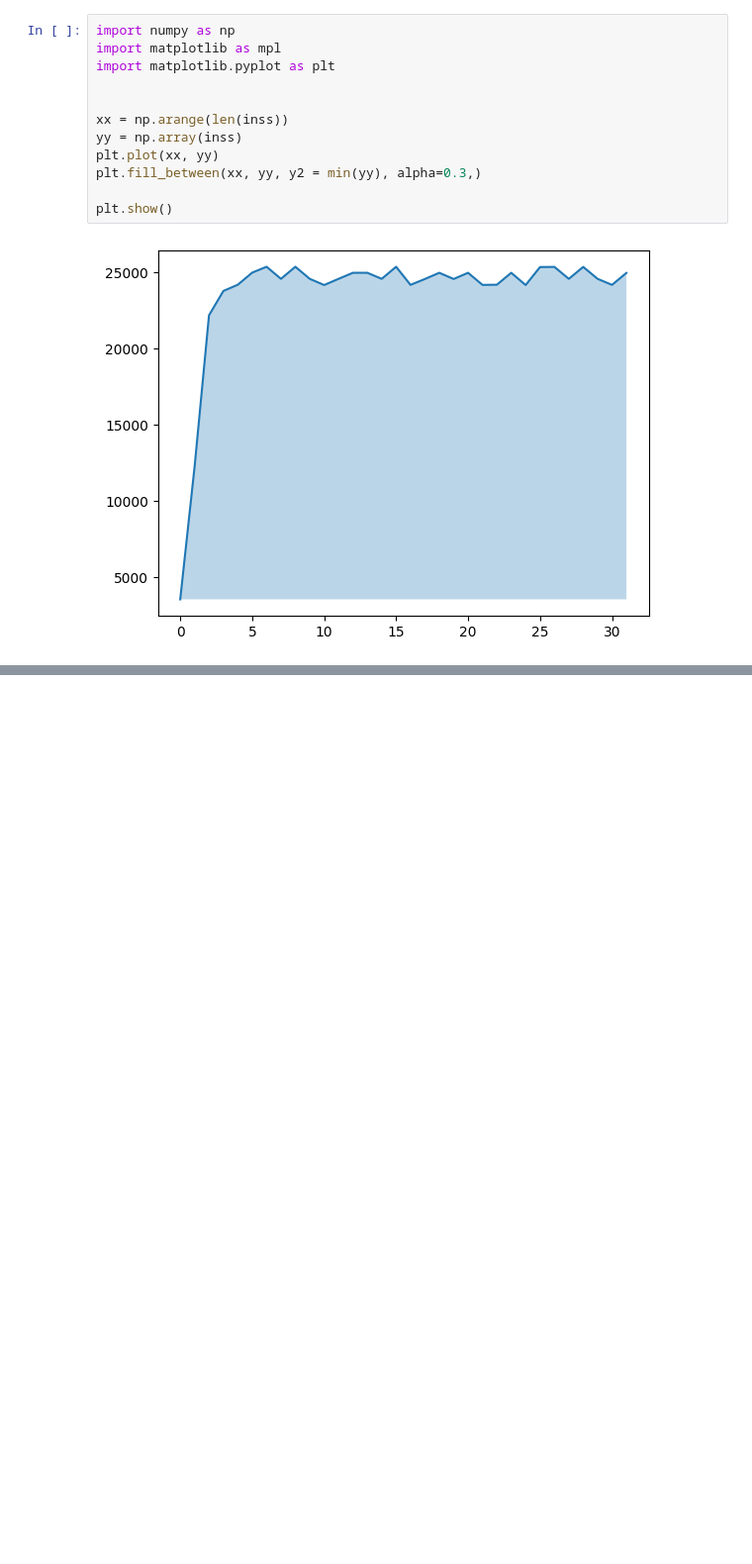
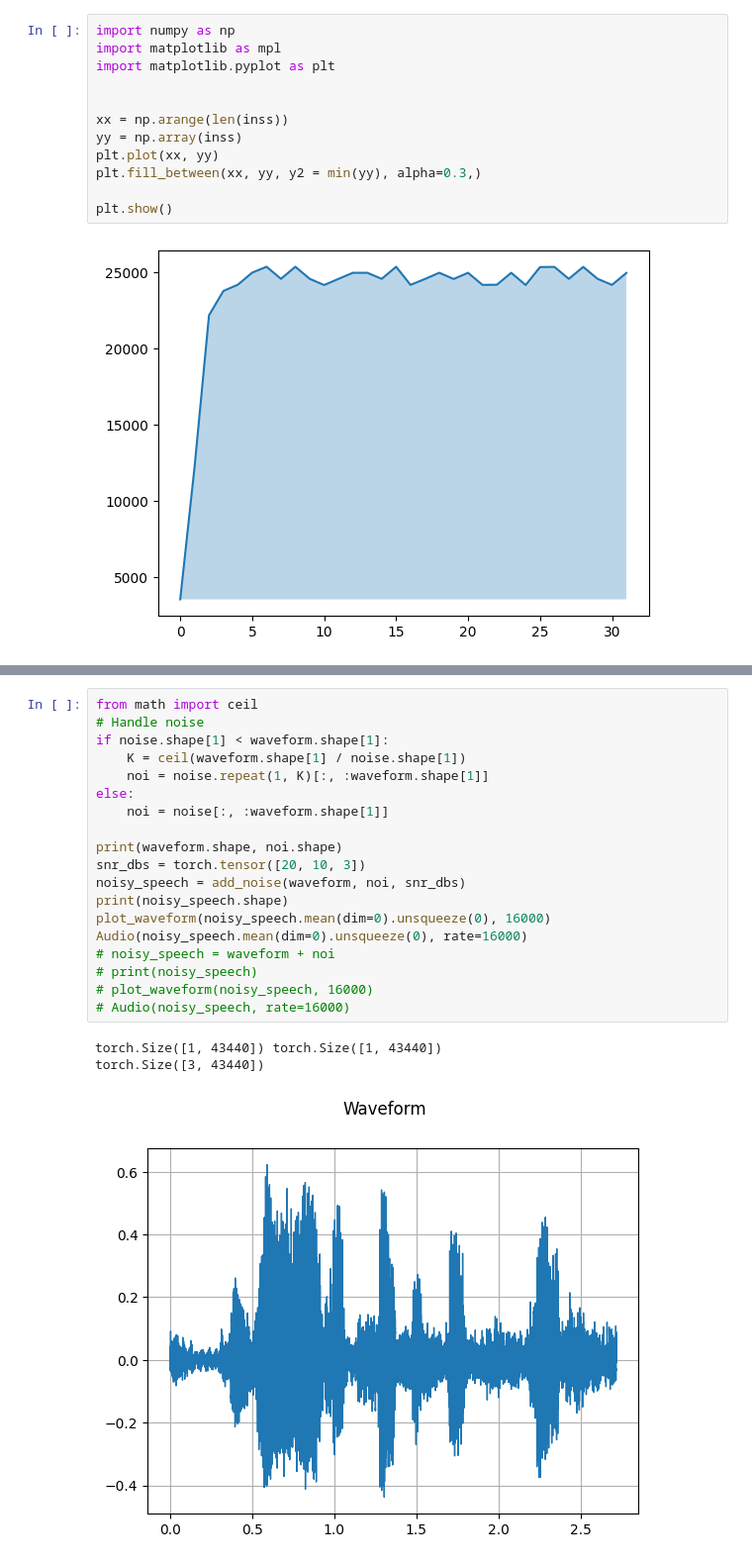
Before and after one commit to yul091/ASR_Uncertainty, a Jupyter notebook: my_test.ipynb, the cells around one changed output, grey strips where cells are left out. Shown at 99% size. Saved outputs shown, nothing was run; the diff lists cells and outputs as text; blank space fills up the shorter version.

```diff
--- a/my_test.ipynb
+++ b/my_test.ipynb
@@ -99,0 +277,23 @@ plt.show()
+# %%
+from math import ceil
+# Handle noise
+if noise.shape[1] < waveform.shape[1]:
+    K = ceil(waveform.shape[1] / noise.shape[1])
+    noi = noise.repeat(1, K)[:, :waveform.shape[1]]
+else:
+    noi = noise[:, :waveform.shape[1]]
+
+print(waveform.shape, noi.shape)
+snr_dbs = torch.tensor([20, 10, 3])
+noisy_speech = add_noise(waveform, noi, snr_dbs)
+print(noisy_speech.shape)
+plot_waveform(noisy_speech.mean(dim=0).unsqueeze(0), 16000)
+Audio(noisy_speech.mean(dim=0).unsqueeze(0), rate=16000)
+# noisy_speech = waveform + noi
+# print(noisy_speech)
+# plot_waveform(noisy_speech, 16000)
+# Audio(noisy_speech, rate=16000)
+# %% [output]
+torch.Size([1, 43440]) torch.Size([1, 43440])
+torch.Size([3, 43440])
+[figure, added]
```
Also changed, not shown: parts of 34 cells of this notebook, 11 other files.
